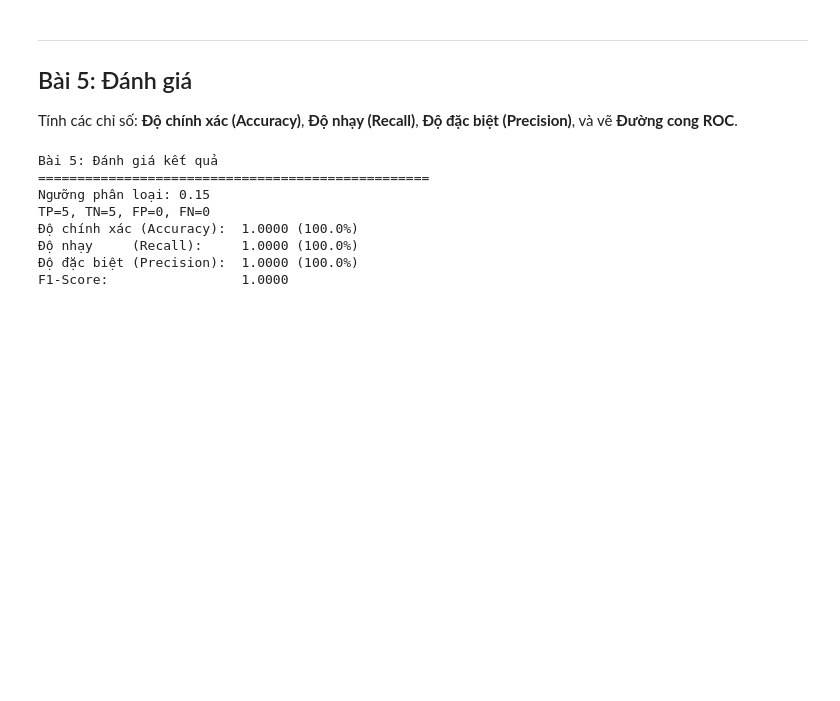
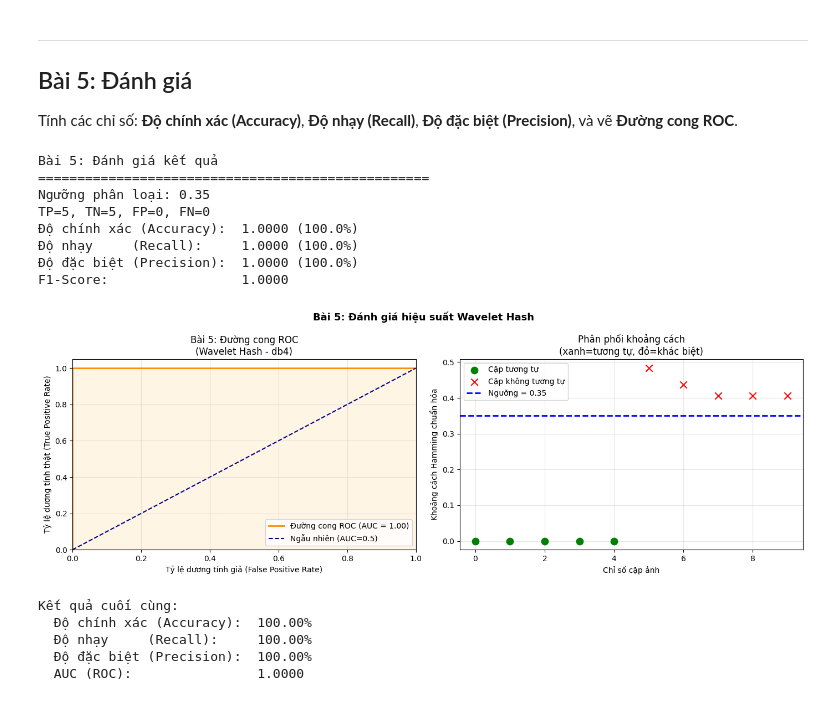
Before and after one commit to anh26092005/computer-vision, a Jupyter notebook: lab4/src/lab4_phan2.ipynb, the cells around one changed output. Drawn from its saved outputs; the diff is of its cells as text; code cells hidden in the pictures; blank space fills up the shorter version.

```diff
--- a/lab4/src/lab4_phan2.ipynb
+++ b/lab4/src/lab4_phan2.ipynb
@@ -346,9 +320,10 @@ hash_orig = wavelet_hash(image_paths[0], bits=BASE_BITS)
 # Tạo 5 cặp TƯƠNG TỰ (nhiễu mức thấp)
 for noise in [5, 10, 15, 20, 25]:
     similar_img = create_similar_image(image_paths[0], noise_level=noise)
-    with tempfile.NamedTemporaryFile(suffix='.png', delete=False) as tmp:
-        cv2.imwrite(tmp.name, similar_img)
-        h = wavelet_hash(tmp.name, bits=BASE_BITS)
+    tmp_name = "tmp_eval_image.png"
+    cv2.imwrite(tmp_name, similar_img)
+    h = wavelet_hash(tmp_name, bits=BASE_BITS)
+    if os.path.exists(tmp_name): os.remove(tmp_name)
     eval_hashes.append((hash_orig, h))
     eval_labels.append(1)  # Tương tự
     eval_pairs.append(f'Tương tự (noise={noise})')
@@ -356,9 +331,10 @@ for noise in [5, 10, 15, 20, 25]:
 # Tạo 5 cặp KHÔNG TƯƠNG TỰ (ảnh ngẫu nhiên)
 for i in range(5):
     diff_img = create_different_image()
-    with tempfile.NamedTemporaryFile(suffix='.png', delete=False) as tmp:
-        cv2.imwrite(tmp.name, diff_img)
-        h = wavelet_hash(tmp.name, bits=BASE_BITS)
+    tmp_name = "tmp_eval_image.png"
+    cv2.imwrite(tmp_name, diff_img)
+    h = wavelet_hash(tmp_name, bits=BASE_BITS)
+    if os.path.exists(tmp_name): os.remove(tmp_name)
     eval_hashes.append((hash_orig, h))
     eval_labels.append(0)  # Không tương tự
     eval_pairs.append(f'Không tương tự (rand {i+1})')
@@ -374,31 +350,85 @@ predictions = [1 if d < THRESHOLD else 0 for d in norm_distances]
 ground_truth = eval_labels
 gt = np.array(ground_truth)
 pred = np.array(predictions)
 
 TP = np.sum((gt == 1) & (pred == 1))  # Tương tự và dự đoán đúng
 TN = np.sum((gt == 0) & (pred == 0))  # Không tương tự và dự đoán đúng
 FP = np.sum((gt == 0) & (pred == 1))  # Không tương tự nhưng dự đoán là tương tự
 FN = np.sum((gt == 1) & (pred == 0))  # Tương tự nhưng dự đoán là không tương tự
 
 accuracy  = (TP + TN) / (TP + TN + FP + FN) if (TP + TN + FP + FN) > 0 else 0
 recall    = TP / (TP + FN) if (TP + FN) > 0 else 0  # Độ nhạy
 precision = TP / (TP + FP) if (TP + FP) > 0 else 0  # Độ đặc biệt
 f1_score  = 2 * precision * recall / (precision + recall) if (precision + recall) > 0 else 0
 
 print('Bài 5: Đánh giá kết quả')
 print('=' * 50)
 print(f'Ngưỡng phân loại: {THRESHOLD}')
 print(f'TP={TP}, TN={TN}, FP={FP}, FN={FN}')
 print(f'Độ chính xác (Accuracy):  {accuracy:.4f} ({accuracy*100:.1f}%)')
 print(f'Độ nhạy     (Recall):     {recall:.4f} ({recall*100:.1f}%)')
 print(f'Độ đặc biệt (Precision):  {precision:.4f} ({precision*100:.1f}%)')
 print(f'F1-Score:                 {f1_score:.4f}')
+
+# Vẽ đường cong ROC
+# Điểm số cho ROC: dùng (1 - normalized_distance) làm xác suất dự đoán
+scores = [1 - d for d in norm_distances]
+
+fpr, tpr, thresholds = roc_curve(ground_truth, scores)
+roc_auc = auc(fpr, tpr)
+
+fig, axes = plt.subplots(1, 2, figsize=(14, 5))
+
+# Đường cong ROC
+axes[0].plot(fpr, tpr, color='darkorange', lw=2,
+             label=f'Đường cong ROC (AUC = {roc_auc:.2f})')
+axes[0].plot([0, 1], [0, 1], color='navy', lw=1.5, linestyle='--', label='Ngẫu nhiên (AUC=0.5)')
+axes[0].fill_between(fpr, tpr, alpha=0.1, color='orange')
+axes[0].set_xlim([0.0, 1.0])
+axes[0].set_ylim([0.0, 1.05])
+axes[0].set_xlabel('Tỷ lệ dương tính giả (False Positive Rate)')
+axes[0].set_ylabel('Tỷ lệ dương tính thật (True Positive Rate)')
+axes[0].set_title('Bài 5: Đường cong ROC\n(Wavelet Hash - db4)')
+axes[0].legend(loc='lower right')
+axes[0].grid(True, alpha=0.3)
+
+# Biểu đồ phân phối khoảng cách
+similar_dists = [d for d, l in zip(norm_distances, ground_truth) if l == 1]
+diff_dists    = [d for d, l in zip(norm_distances, ground_truth) if l == 0]
+
+axes[1].scatter(range(len(similar_dists)), similar_dists, color='green',
+                label='Cặp tương tự', s=80, marker='o', zorder=5)
+axes[1].scatter(range(len(similar_dists), len(similar_dists) + len(diff_dists)),
+                diff_dists, color='red', label='Cặp không tương tự', s=80, marker='x', zorder=5)
+axes[1].axhline(y=THRESHOLD, color='blue', linestyle='--', linewidth=2,
+                label=f'Ngưỡng = {THRESHOLD}')
+axes[1].set_xlabel('Chỉ số cặp ảnh')
+axes[1].set_ylabel('Khoảng cách Hamming chuẩn hóa')
+axes[1].set_title('Phân phối khoảng cách\n(xanh=tương tự, đỏ=khác biệt)')
+axes[1].legend()
+axes[1].grid(True, alpha=0.3)
+
+plt.suptitle('Bài 5: Đánh giá hiệu suất Wavelet Hash', fontsize=13, fontweight='bold')
+plt.tight_layout()
+plt.show()
+
+print(f'\nKết quả cuối cùng:')
+print(f'  Độ chính xác (Accuracy):  {accuracy:.2%}')
+print(f'  Độ nhạy     (Recall):     {recall:.2%}')
+print(f'  Độ đặc biệt (Precision):  {precision:.2%}')
+print(f'  AUC (ROC):                {roc_auc:.4f}')
 # %% [output]
 Bài 5: Đánh giá kết quả
 ==================================================
-Ngưỡng phân loại: 0.15
+Ngưỡng phân loại: 0.35
 TP=5, TN=5, FP=0, FN=0
 Độ chính xác (Accuracy):  1.0000 (100.0%)
 Độ nhạy     (Recall):     1.0000 (100.0%)
 Độ đặc biệt (Precision):  1.0000 (100.0%)
 F1-Score:                 1.0000
+[figure, added]
+Kết quả cuối cùng:
+  Độ chính xác (Accuracy):  100.00%
+  Độ nhạy     (Recall):     100.00%
+  Độ đặc biệt (Precision):  100.00%
+  AUC (ROC):                1.0000
```
Also changed, not shown: parts of 11 cells of this notebook, 4 other files.
